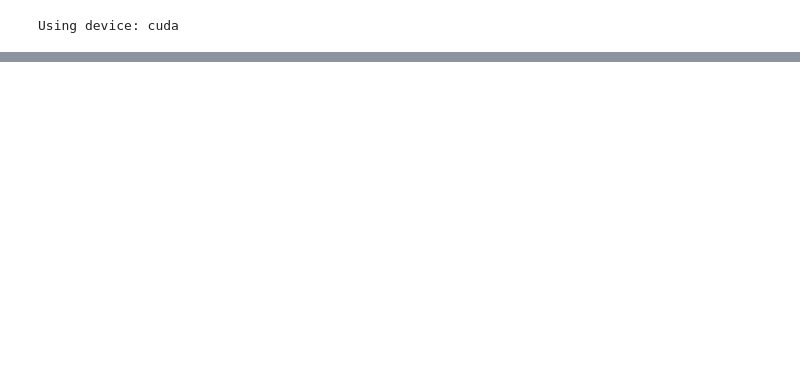
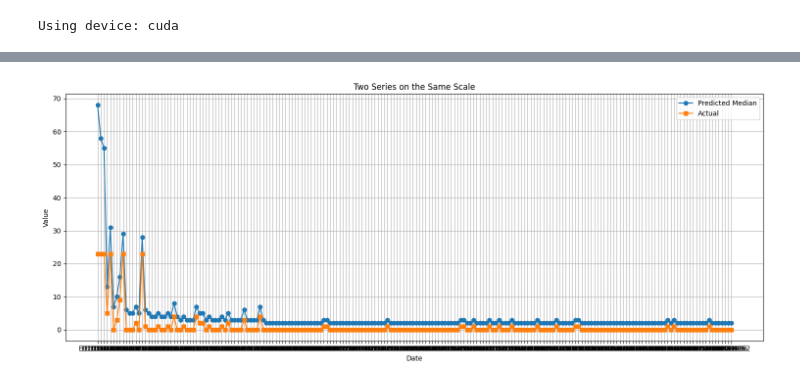
Before and after one commit to skyrimer/ARWCASP, a Jupyter notebook: model/pipeline.ipynb, the cells around one changed output, grey strips where cells are left out. Drawn from its saved outputs; the diff is of its cells as text; code cells hidden in the pictures; blank space fills up the shorter version.

```diff
--- a/model/pipeline.ipynb
+++ b/model/pipeline.ipynb
@@ -104,0 +188,5 @@ print("Best parameters:", results_df.loc[0].to_dict())
+# %%
+check = prediction_tester.get_median_predictions()
+# %%
+check["true"] = prediction_tester.y
+check["diff"] = check["median"] - check["true"]
@@ -104,0 +209,16 @@ print("Best parameters:", results_df.loc[0].to_dict())
+# %%
+import matplotlib.pyplot as plt
+wtf = check.nlargest(200, columns=["diff"])
+plt.figure(figsize=(15, 6))
+plt.plot(wtf.index, wtf["median"], marker='o', label="Predicted Median")
+plt.plot(wtf.index, wtf["true"], marker='s', label="Actual")
+
+plt.xlabel("Date")
+plt.ylabel("Value")
+plt.title("Two Series on the Same Scale")
+plt.legend()
+plt.grid(True)
+plt.tight_layout()
+plt.show()
+# %% [output]
+[figure, added]
```
Also changed, not shown: parts of 14 cells of this notebook, 5 other files.
